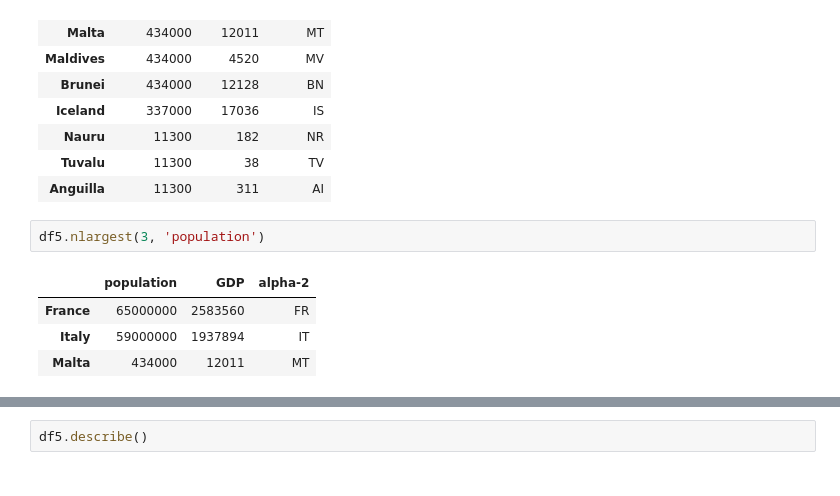
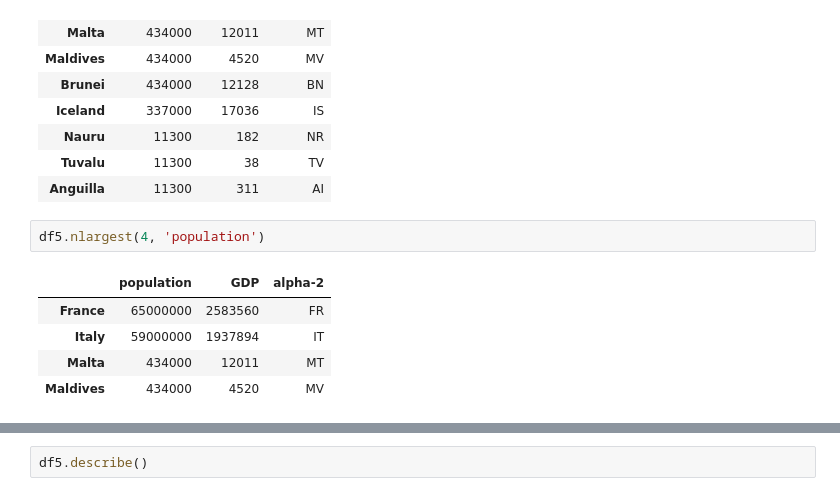
Before and after one commit to 2hongbi/DWU, a Jupyter notebook: src/3rd.ipynb, the cells around one changed output, grey strips where cells are left out. Saved outputs shown, nothing was run; the diff lists cells and outputs as text.

```diff
--- a/src/3rd.ipynb
+++ b/src/3rd.ipynb
@@ -520,11 +520,12 @@ df5
 | Tuvalu | 11300 | 38 | TV |
 | Anguilla | 11300 | 311 | AI |
 # %%
-df5.nlargest(3, 'population')
+df5.nlargest(4, 'population')
 # %% [output]
 |  | population | GDP | alpha-2 |
 | France | 65000000 | 2583560 | FR |
 | Italy | 59000000 | 1937894 | IT |
 | Malta | 434000 | 12011 | MT |
+| Maldives | 434000 | 4520 | MV |
 # %%
 df5.nsmallest(3, 'population')
```
Also changed, not shown: parts of 19 cells of this notebook.
